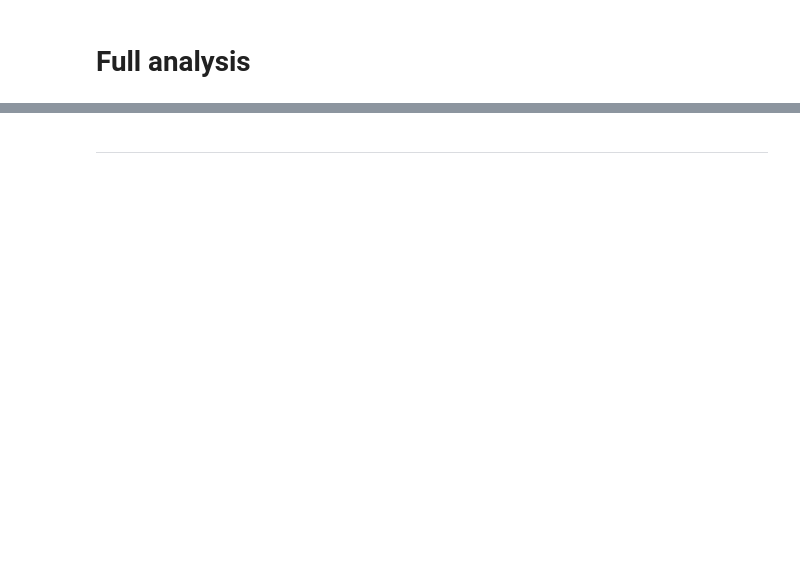
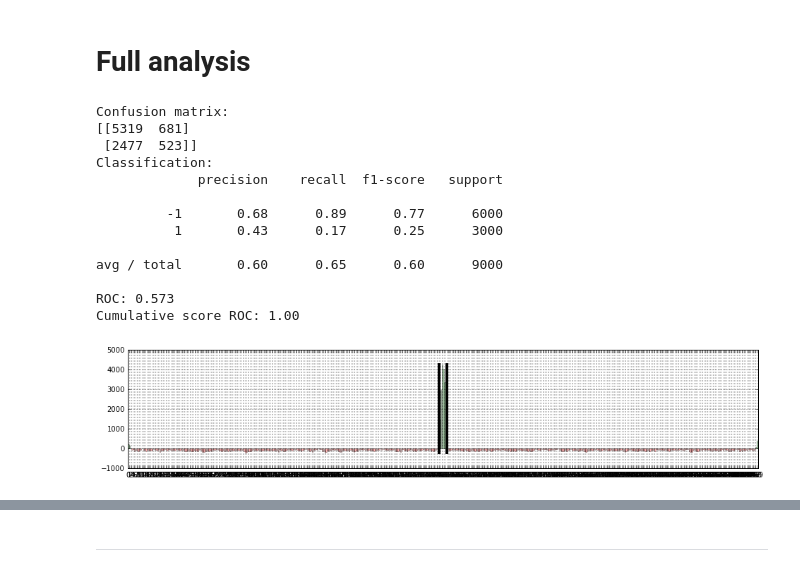
Before and after one commit to fabriziocosta/EDeN_examples, a Jupyter notebook: bioinf/motif/SMoD artificial.ipynb, the cells around one changed output, grey strips where cells are left out. Cells and saved outputs as stored; diff of their text form; code cells hidden in the pictures; blank space fills up the shorter version.

```diff
--- a/bioinf/motif/SMoD artificial.ipynb
+++ b/bioinf/motif/SMoD artificial.ipynb
@@ -243,34 +253,46 @@ logos = smod.display_logos(motives,ids=selected)
 # %%
 %%time
 
 pos_size = len(pos_seqs)
 train_pos_seqs = pos_seqs[:pos_size/2]
 test_pos_seqs = pos_seqs[pos_size/2:]
 
 neg_size = len(neg_seqs)
 train_neg_seqs = neg_seqs[:neg_size/2]
 test_neg_seqs = neg_seqs[neg_size/2:]
 
 from eden.sequence_motif_decomposer import SequenceMotifDecomposer as SMoD
 smod=SMoD(complexity=complexity,
           n_clusters=n_clusters,
           min_subarray_size=min_subarray_size,
           max_subarray_size=max_subarray_size,
           pos_block_size=pos_block_size,
           neg_block_size=neg_block_size)
 smod = smod.fit(train_pos_seqs, train_neg_seqs)
 smod.performance(test_pos_seqs, test_neg_seqs)
 plot_cumulative_score(smod, test_pos_seqs, sequence_length=sequence_length, motif_length=motif_length)
-orig_clusters = smod.predict(test_pos_seqs)
-motives = smod.merge(orig_clusters,
-                     similarity_th=0.5,
-                     min_score=5,
-                     min_freq=.5,
-                     min_cluster_size=10,
-                     regex_th=.5,
-                     sample_size=100)
-motives = smod.quality_filter(test_pos_seqs,
-                              motives,
-                              freq_threshold=None,
-                              std_threshold=None)
-smod.report(test_pos_seqs, motives)
+motives = smod.select_motives(seqs=pos_seqs,
+                                p_value=0.05,
+                                similarity_th=0.5,
+                                min_score=4,
+                                min_freq=.5,
+                                min_cluster_size=5,
+                                regex_th=.3,
+                                sample_size=200,
+                                freq_th=None,
+                                std_th=None)
+# %% [output]
+Confusion matrix:
+[[5319  681]
+ [2477  523]]
+Classification:
+             precision    recall  f1-score   support
+
+         -1       0.68      0.89      0.77      6000
+          1       0.43      0.17      0.25      3000
+
+avg / total       0.60      0.65      0.60      9000
+
+ROC: 0.573
+Cumulative score ROC: 1.00
+[figure, added]
```
Also changed, not shown: parts of 7 cells of this notebook, 2 other files.
